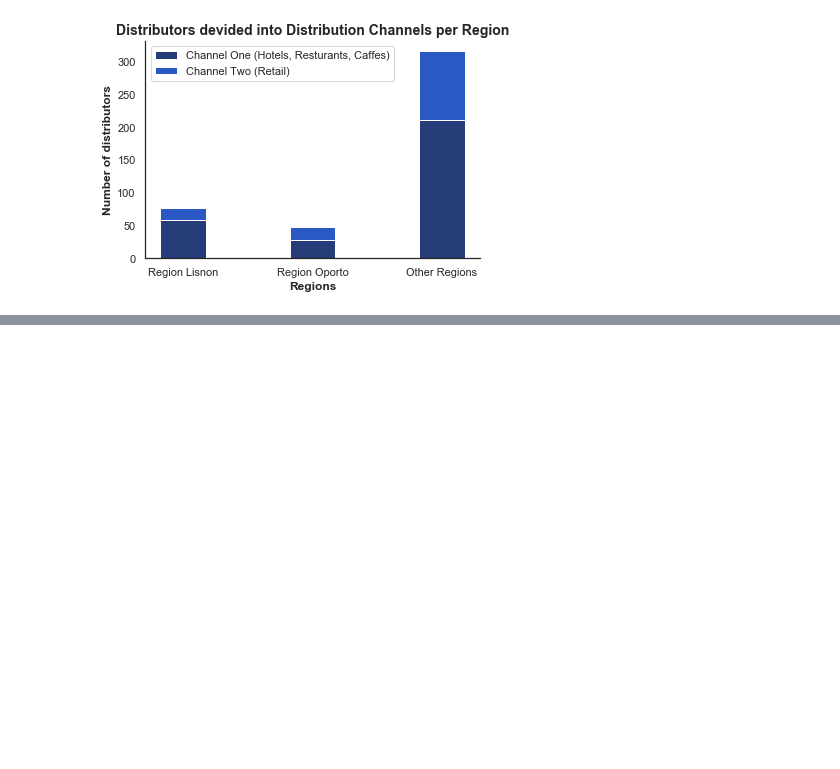
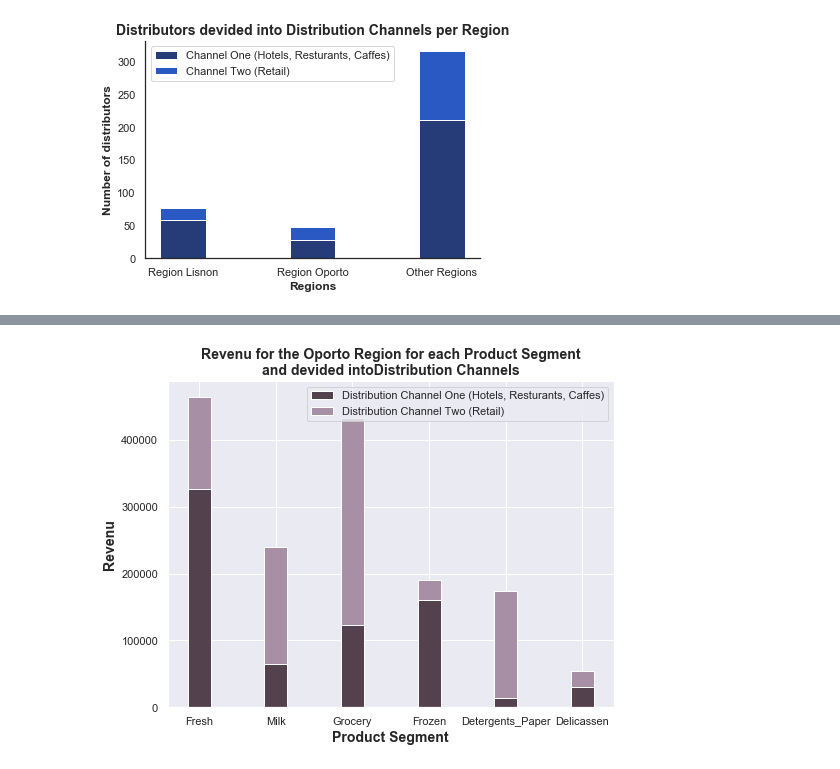
Before and after one commit to WorldWideWest/wholeSale-Analysis, a Jupyter notebook: wholeSale.ipynb, the cells around one changed output, grey strips where cells are left out. Drawn from its saved outputs; the diff is of its cells as text; code cells hidden in the pictures; blank space fills up the shorter version.

```diff
--- a/wholeSale.ipynb
+++ b/wholeSale.ipynb
@@ -204,0 +339,9 @@ plt.show()
+# %%
+productsR2 = pd.DataFrame(columns = ['Name of product', 'Cha. One', 'Cha. Two'],
+                data = [['Fresh', products.at[2, 'Fresh'], products.at[3,'Fresh']],
+                        ['Milk', products.at[2, 'Milk'], products.at[3,'Milk']],
+                        ['Grocery', products.at[2, 'Grocery'], products.at[3,'Grocery']],
+                        ['Frozen', products.at[2, 'Frozen'], products.at[3,'Frozen']],
+                        ['Detergents_Paper', products.at[2, 'Detergents_Paper'], products.at[3,'Detergents_Paper']],
+        ['Delicassen', products.at[2, 'Delicassen'], products.at[3,'Delicassen']]])
+productsR2
@@ -204,0 +356,14 @@ plt.show()
+# %%
+vizProd(labels = productsR2['Name of product'],
+        chOne = productsR2['Cha. One'],
+        colorOne = ['#54414E'],
+        chTwo = productsR2['Cha. Two'],
+        colorTwo = ['#A790A5'],
+        title = 'Revenu for the Oporto Region for each Product Segment\nand devided intoDistribution Channels',
+        xbar = 'Product Segment',
+        ybar = 'Revenu',
+        legendArgs = ['Distribution Channel One (Hotels, Resturants, Caffes)', 'Distribution Channel Two (Retail)'],
+        legendLoc = 'upper right',
+        save = 'visualizations/PR2.png')
+# %% [output]
+[figure, added]
```
Also changed, not shown: parts of 10 cells of this notebook, 4 other files.
